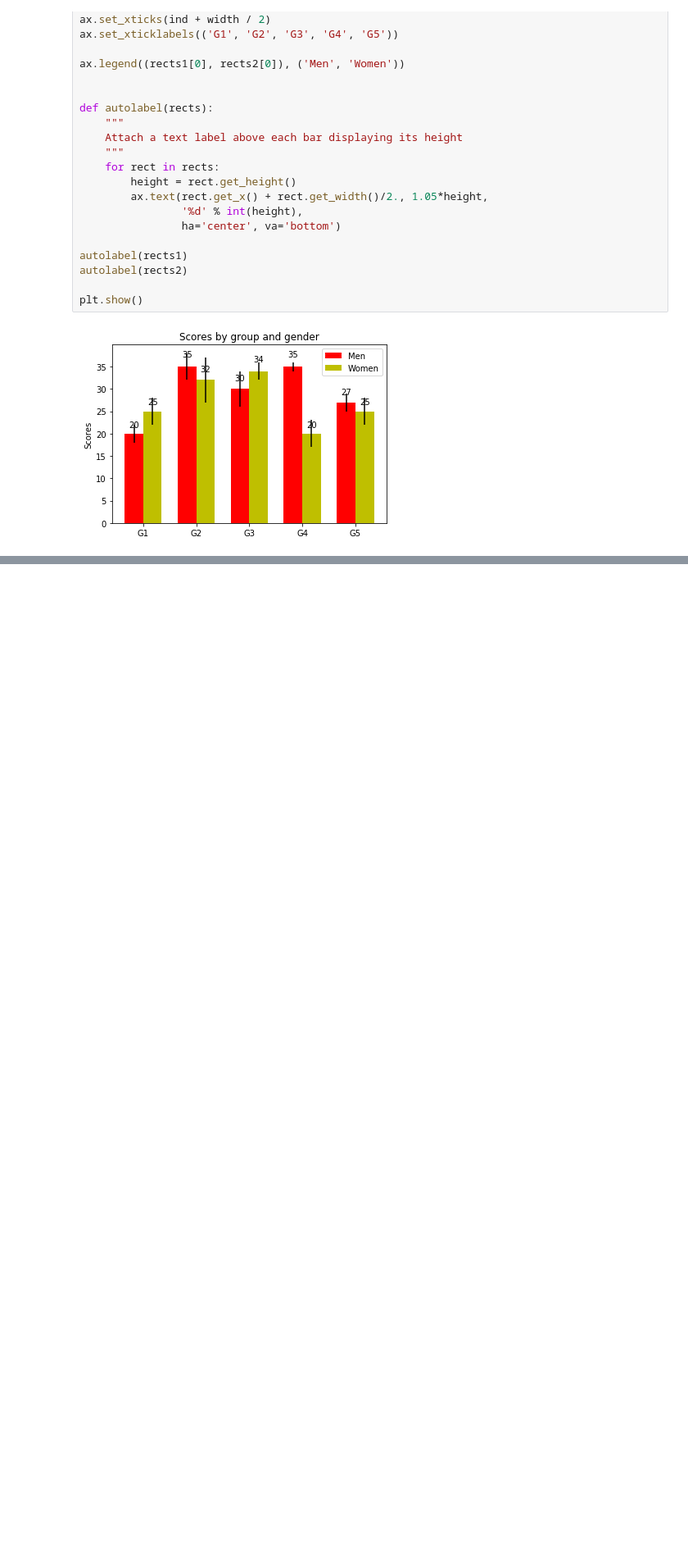
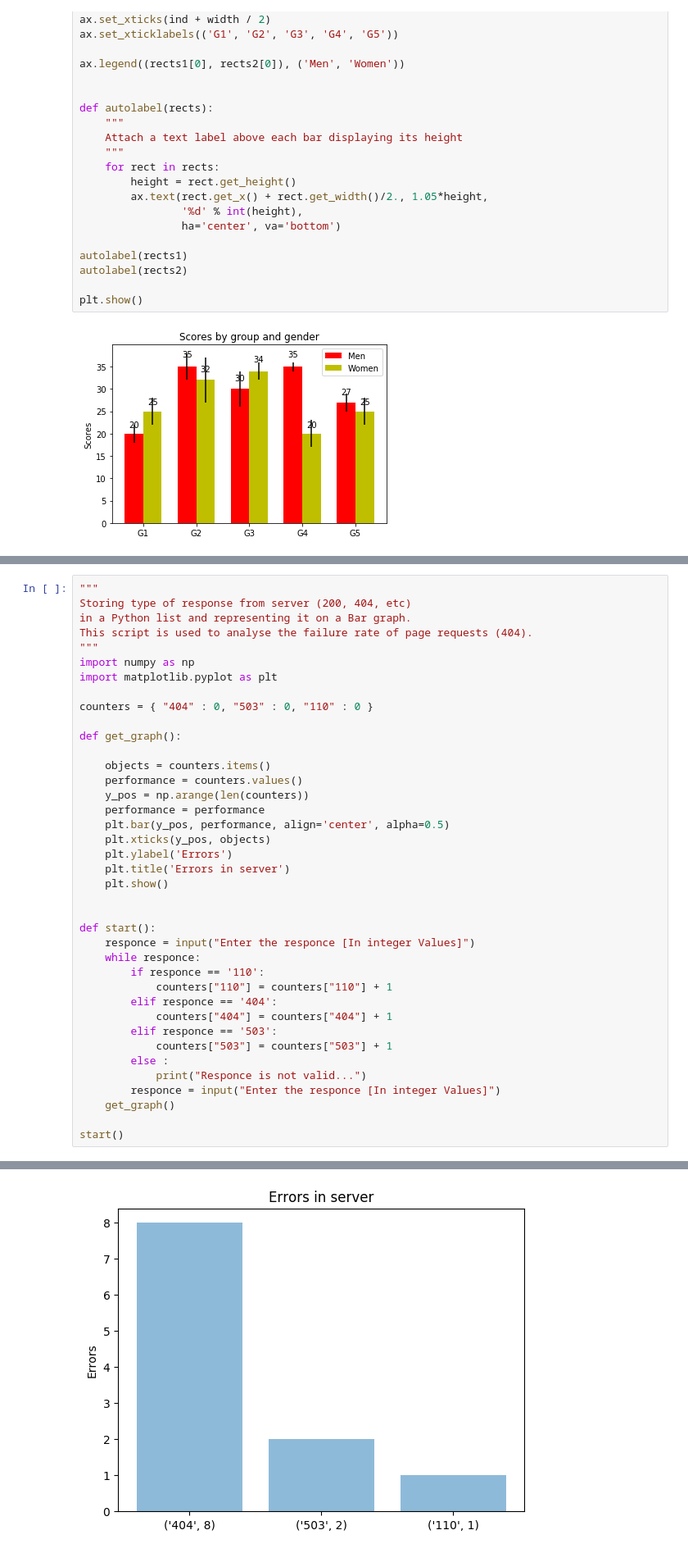
Before and after one commit to drajanikant/Python-programs, a Jupyter notebook: use cases/use case 4.ipynb, the cells around one changed output, grey strips where cells are left out. Shown: that part at 82% size. Drawn from its saved outputs; the diff is of its cells as text; blank space fills up the shorter version.

```diff
--- a/use cases/use case 4.ipynb
+++ b/use cases/use case 4.ipynb
@@ -54,0 +105,40 @@ plt.show()
+# %%
+"""
+Storing type of response from server (200, 404, etc)
+in a Python list and representing it on a Bar graph.
+This script is used to analyse the failure rate of page requests (404).
+"""
+import numpy as np
+import matplotlib.pyplot as plt
+
+counters = { "404" : 0, "503" : 0, "110" : 0 }
+
+def get_graph():
+
+    objects = counters.items()
+    performance = counters.values()
+    y_pos = np.arange(len(counters))
+    performance = performance
+    plt.bar(y_pos, performance, align='center', alpha=0.5)
+    plt.xticks(y_pos, objects)
+    plt.ylabel('Errors')
+    plt.title('Errors in server')
+    plt.show()
+
+
+def start():
+    responce = input("Enter the responce [In integer Values]")
+    while responce:
+        if responce == '110':
+            counters["110"] = counters["110"] + 1
+        elif responce == '404':
+            counters["404"] = counters["404"] + 1
+        elif responce == '503':
+            counters["503"] = counters["503"] + 1
+        else :
+            print("Responce is not valid...")
+        responce = input("Enter the responce [In integer Values]")
+    get_graph()
+
+start()
+# %% [output]
@@ -54,0 +163 @@ plt.show()
+[figure, added]
```
Also changed, not shown: parts of 4 cells of this notebook, 2 other files.
